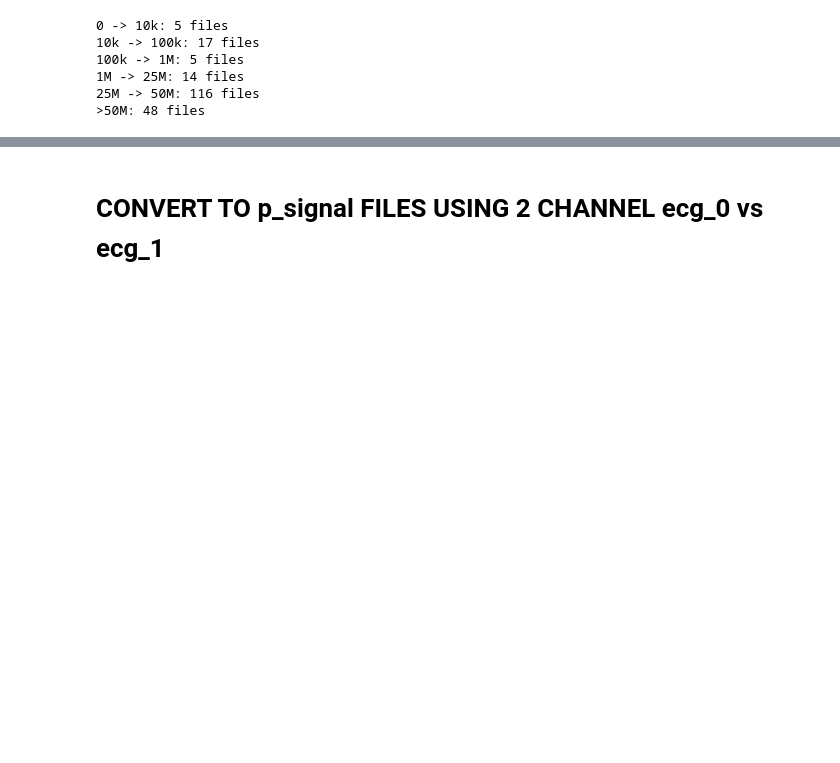
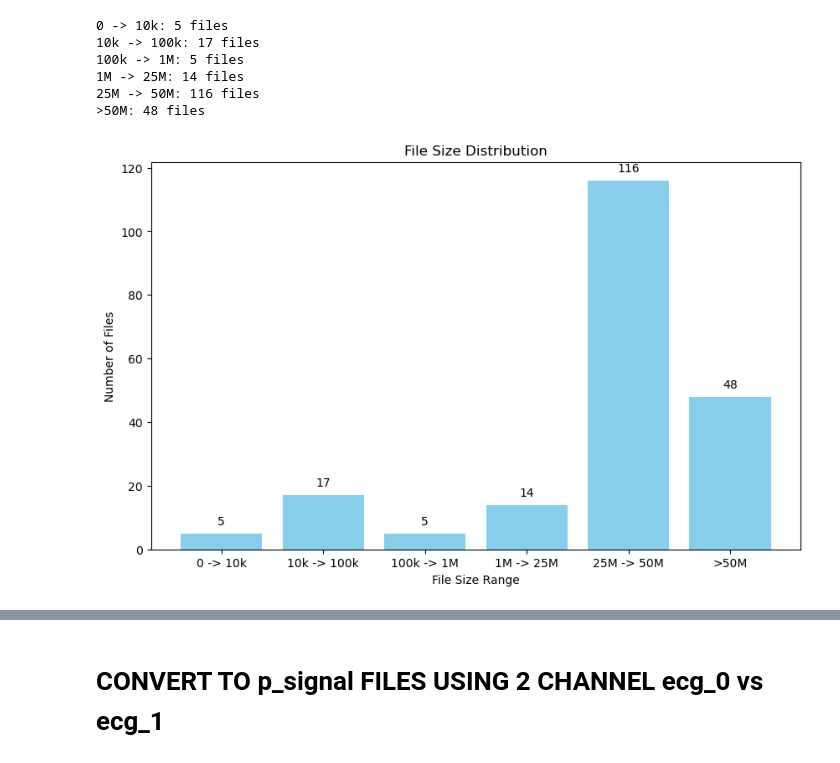
Before and after one commit to ng-anhhtuann/ecg-stroke-prediction, a Jupyter notebook: elderly-stroke/scripts/processing.ipynb, the cells around one changed output, grey strips where cells are left out. Saved outputs shown, nothing was run; the diff lists cells and outputs as text; code cells hidden in the pictures; blank space fills up the shorter version.

```diff
--- a/elderly-stroke/scripts/processing.ipynb
+++ b/elderly-stroke/scripts/processing.ipynb
@@ -61,3 +61,20 @@ for range_key, count in line_counts.items():
 1M -> 25M: 14 files
 25M -> 50M: 116 files
 >50M: 48 files
+# %%
+categories = ['0 -> 10k', '10k -> 100k', '100k -> 1M', '1M -> 25M', '25M -> 50M', '>50M']
+values = [5, 17, 5, 14, 116, 48]
+
+plt.figure(figsize=(10, 6))
+plt.bar(categories, values, color='skyblue')
+
+plt.title('File Size Distribution')
+plt.xlabel('File Size Range')
+plt.ylabel('Number of Files')
+
+for i, value in enumerate(values):
+    plt.text(i, value + 2, str(value), ha='center', va='bottom')
+
+plt.show()
+# %% [output]
+[figure, added]
```
Also changed, not shown: parts of 3 cells of this notebook, 3 other files.
